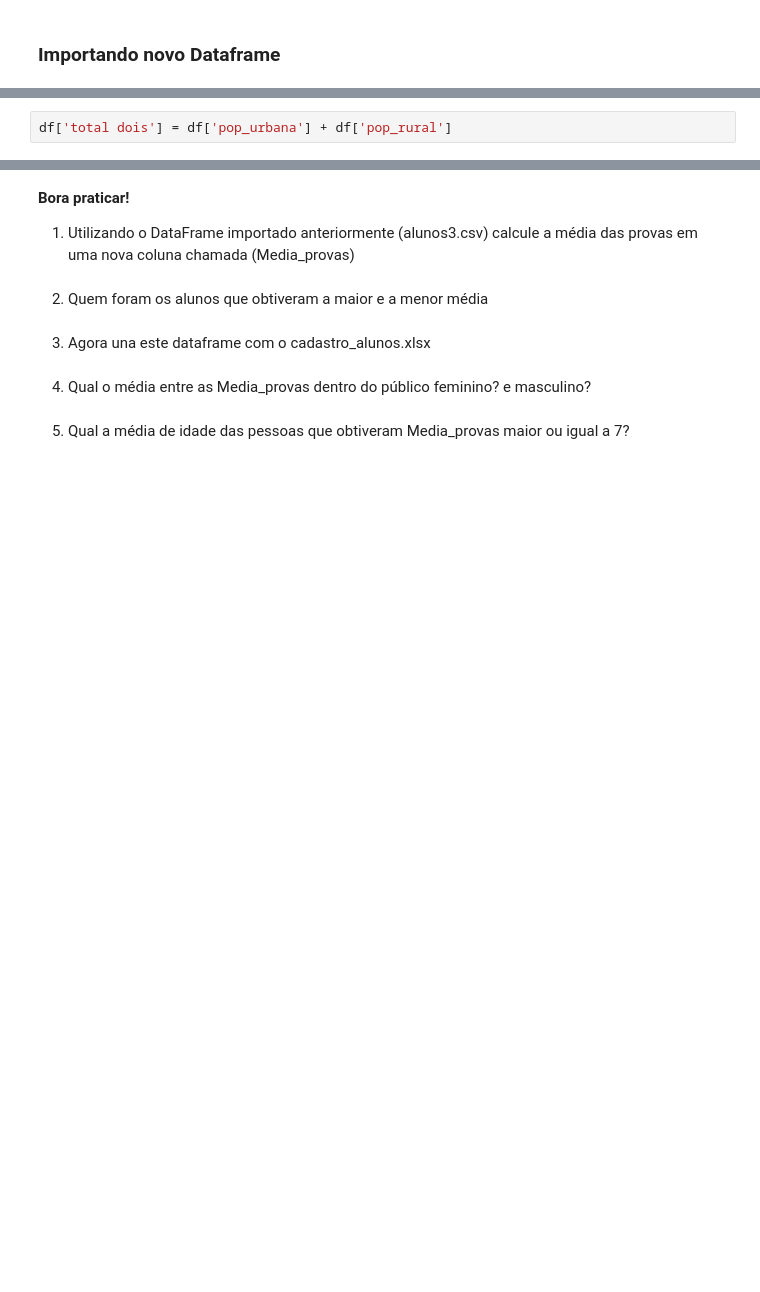
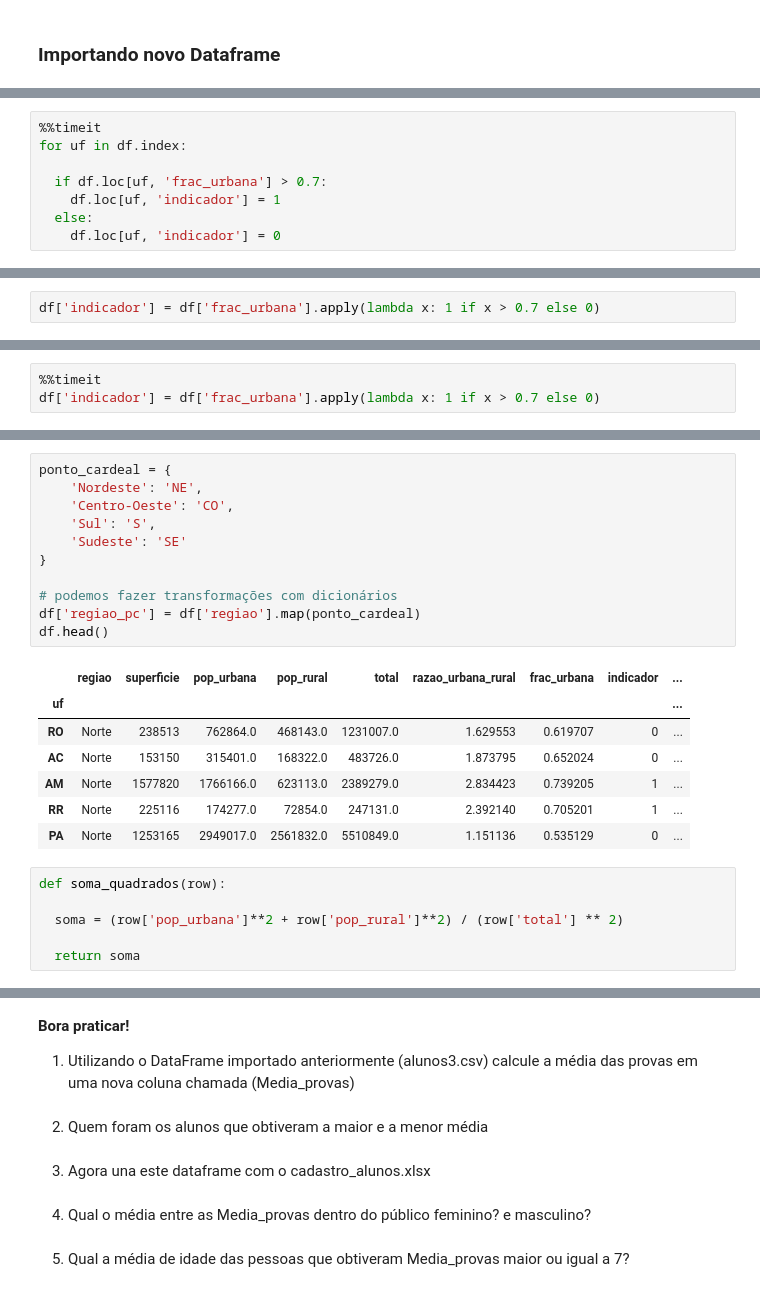
Before and after one commit to brunoissamo/tecnicas-programacao-i-suzano, a Jupyter notebook: aula04-pandas(Bruno).ipynb, the cells around one changed output, grey strips where cells are left out. Cells and saved outputs as stored; diff of their text form; blank space fills up the shorter version.

```diff
--- a/aula04-pandas(Bruno).ipynb
+++ b/aula04-pandas(Bruno).ipynb
@@ -552,0 +815,8 @@ df2 = df.loc[~df.uf.isin(['Ilhas***', 'Litígio*'])].copy()
+# %%
+%%timeit
+for uf in df.index:
+
+  if df.loc[uf, 'frac_urbana'] > 0.7:
+    df.loc[uf, 'indicador'] = 1
+  else:
+    df.loc[uf, 'indicador'] = 0
@@ -553,2 +825,4 @@ df2 = df.loc[~df.uf.isin(['Ilhas***', 'Litígio*'])].copy()
+# %%
+df['indicador'] = df['frac_urbana'].apply(lambda x: 1 if x > 0.7 else 0)
 # %%
 df.head()
@@ -567,2 +837,3 @@ df.query("`total` < @limite")
-# %%
-df['total dois'] = df['pop_urbana'] + df['pop_rural']
+# %%
+%%timeit
+df['indicador'] = df['frac_urbana'].apply(lambda x: 1 if x > 0.7 else 0)
@@ -568,0 +842,25 @@ df['total dois'] = df['pop_urbana'] + df['pop_rural']
+# %%
+ponto_cardeal = {
+    'Nordeste': 'NE',
+    'Centro-Oeste': 'CO',
+    'Sul': 'S',
+    'Sudeste': 'SE'
+}
+
+# podemos fazer transformações com dicionários
+df['regiao_pc'] = df['regiao'].map(ponto_cardeal)
+df.head()
+# %% [output]
+|  | regiao | superficie | pop_urbana | pop_rural | total | razao_urbana_rural | frac_urbana | indicador | ... |
+| uf |  |  |  |  |  |  |  |  | ... |
+| RO | Norte | 238513 | 762864.0 | 468143.0 | 1231007.0 | 1.629553 | 0.619707 | 0 | ... |
+| AC | Norte | 153150 | 315401.0 | 168322.0 | 483726.0 | 1.873795 | 0.652024 | 0 | ... |
+| AM | Norte | 1577820 | 1766166.0 | 623113.0 | 2389279.0 | 2.834423 | 0.739205 | 1 | ... |
+| RR | Norte | 225116 | 174277.0 | 72854.0 | 247131.0 | 2.392140 | 0.705201 | 1 | ... |
+| PA | Norte | 1253165 | 2949017.0 | 2561832.0 | 5510849.0 | 1.151136 | 0.535129 | 0 | ... |
+# %%
+def soma_quadrados(row):
+
+  soma = (row['pop_urbana']**2 + row['pop_rural']**2) / (row['total'] ** 2)
+
+  return soma
```
Also changed, not shown: parts of 68 cells of this notebook.
